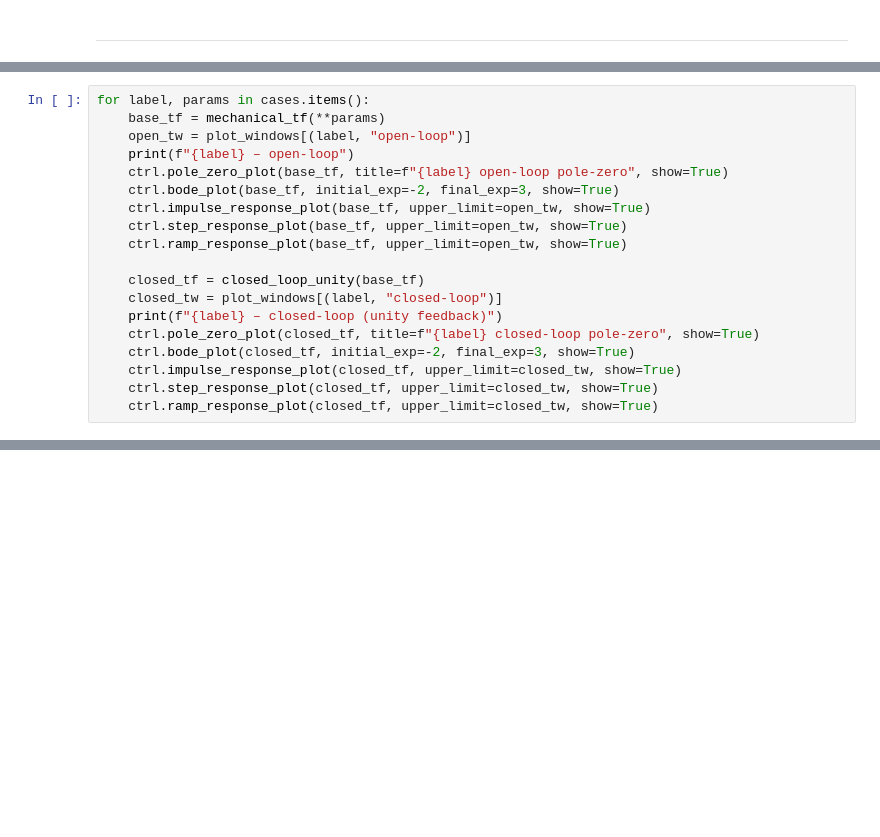
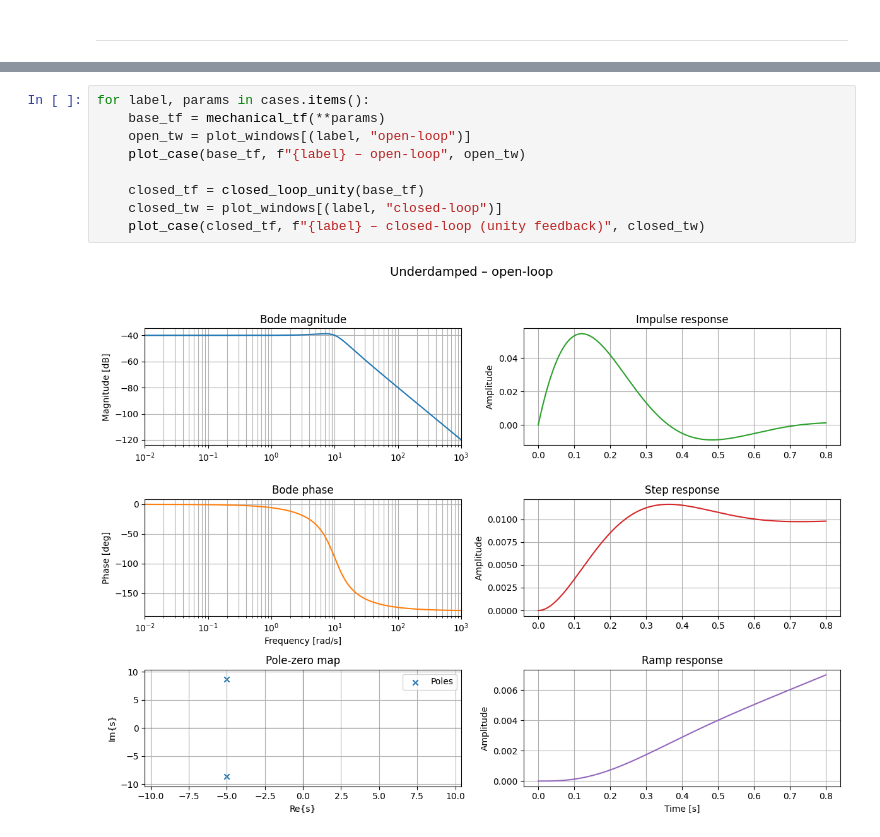
Before and after one commit to AlmondSund/SyS_2025_2, a Jupyter notebook: Analysis/Exam/Exam2.ipynb, the cells around one changed output, grey strips where cells are left out. Saved outputs shown, nothing was run; the diff lists cells and outputs as text; blank space fills up the shorter version.

```diff
--- a/Analysis/Exam/Exam2.ipynb
+++ b/Analysis/Exam/Exam2.ipynb
@@ -341,19 +371,0 @@ display(summary_df[["Scenario", "Loop", "zeta", "wn_rad_s", "wd_rad_s", "peak_ti
-# %%
-for label, params in cases.items():
-    base_tf = mechanical_tf(**params)
-    open_tw = plot_windows[(label, "open-loop")]
-    print(f"{label} – open-loop")
-    ctrl.pole_zero_plot(base_tf, title=f"{label} open-loop pole-zero", show=True)
-    ctrl.bode_plot(base_tf, initial_exp=-2, final_exp=3, show=True)
-    ctrl.impulse_response_plot(base_tf, upper_limit=open_tw, show=True)
-    ctrl.step_response_plot(base_tf, upper_limit=open_tw, show=True)
-    ctrl.ramp_response_plot(base_tf, upper_limit=open_tw, show=True)
-
-    closed_tf = closed_loop_unity(base_tf)
-    closed_tw = plot_windows[(label, "closed-loop")]
-    print(f"{label} – closed-loop (unity feedback)")
-    ctrl.pole_zero_plot(closed_tf, title=f"{label} closed-loop pole-zero", show=True)
-    ctrl.bode_plot(closed_tf, initial_exp=-2, final_exp=3, show=True)
-    ctrl.impulse_response_plot(closed_tf, upper_limit=closed_tw, show=True)
-    ctrl.step_response_plot(closed_tf, upper_limit=closed_tw, show=True)
-    ctrl.ramp_response_plot(closed_tf, upper_limit=closed_tw, show=True)
@@ -373,0 +404,11 @@ Underdamped – closed-loop (unity feedback)
+# %%
+for label, params in cases.items():
+    base_tf = mechanical_tf(**params)
+    open_tw = plot_windows[(label, "open-loop")]
+    plot_case(base_tf, f"{label} – open-loop", open_tw)
+
+    closed_tf = closed_loop_unity(base_tf)
+    closed_tw = plot_windows[(label, "closed-loop")]
+    plot_case(closed_tf, f"{label} – closed-loop (unity feedback)", closed_tw)
+# %% [output]
+[figure, added]
```
Also changed, not shown: parts of 8 cells of this notebook.
